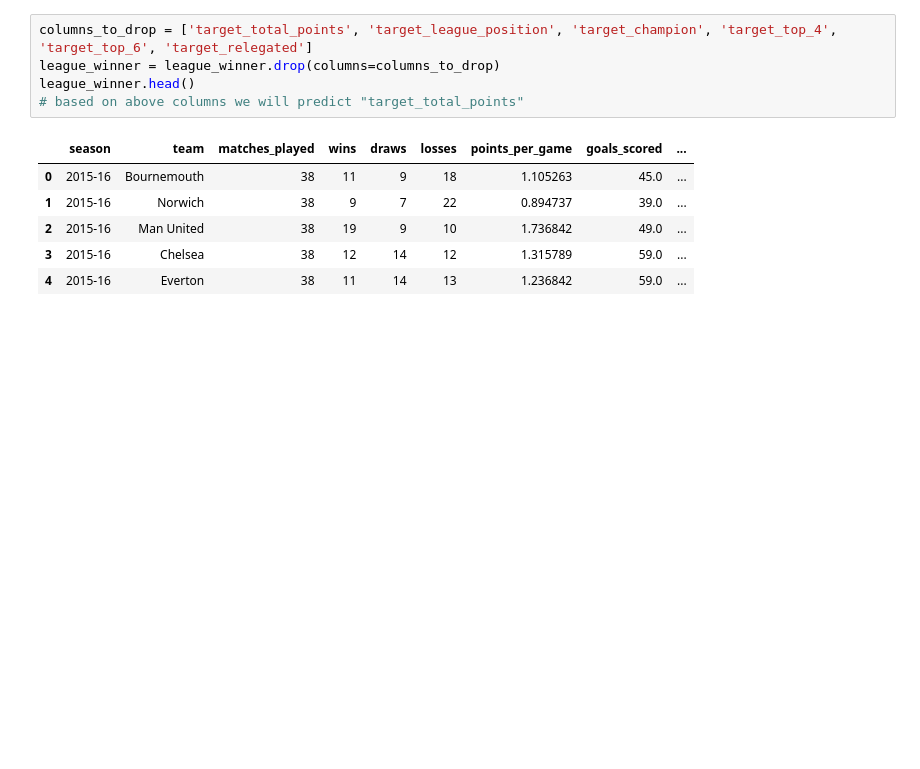
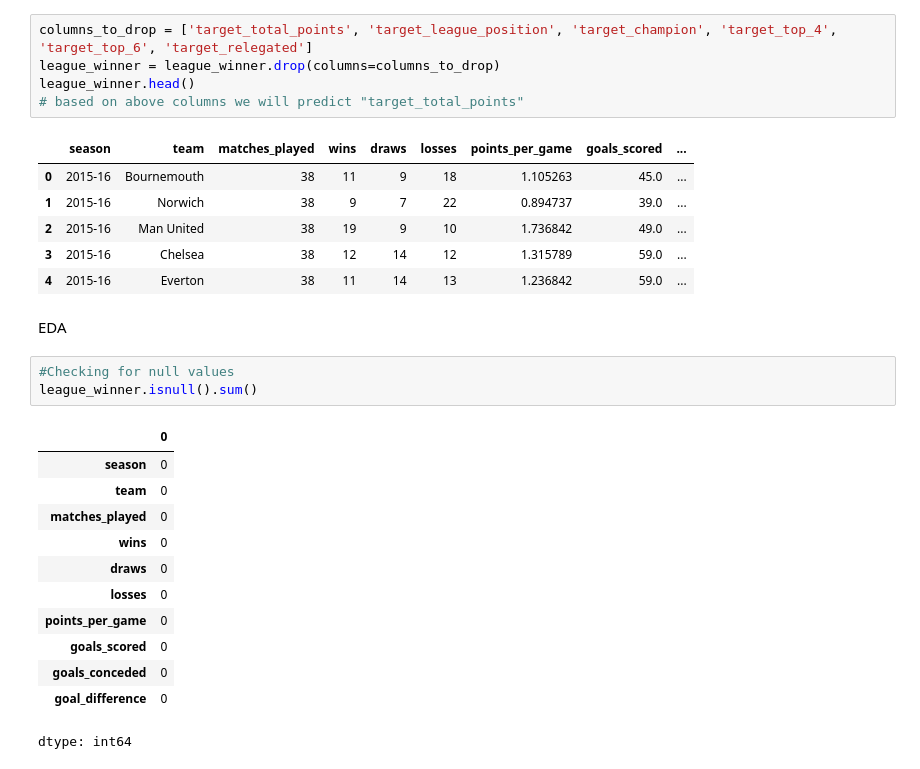
Before and after one commit to springboardmentor345a-create/Projects_2, a Jupyter notebook: EPL_League_Winner.ipynb, the cells around one changed output. Cells and saved outputs as stored; diff of their text form; blank space fills up the shorter version.

```diff
--- a/EPL_League_Winner.ipynb
+++ b/EPL_League_Winner.ipynb
@@ -83,3 +83,21 @@ league_winner.head()
 | 2 | 2015-16 | Man United | 38 | 19 | 9 | 10 | 1.736842 | 49.0 | ... |
 | 3 | 2015-16 | Chelsea | 38 | 12 | 14 | 12 | 1.315789 | 59.0 | ... |
 | 4 | 2015-16 | Everton | 38 | 11 | 14 | 13 | 1.236842 | 59.0 | ... |
+# %% [markdown]
+EDA
+# %%
+#Checking for null values
+league_winner.isnull().sum()
+# %% [output]
+|  | 0 |
+| season | 0 |
+| team | 0 |
+| matches_played | 0 |
+| wins | 0 |
+| draws | 0 |
+| losses | 0 |
+| points_per_game | 0 |
+| goals_scored | 0 |
+| goals_conceded | 0 |
+| goal_difference | 0 |
+dtype: int64
```
Also changed, not shown: parts of 4 cells of this notebook.
